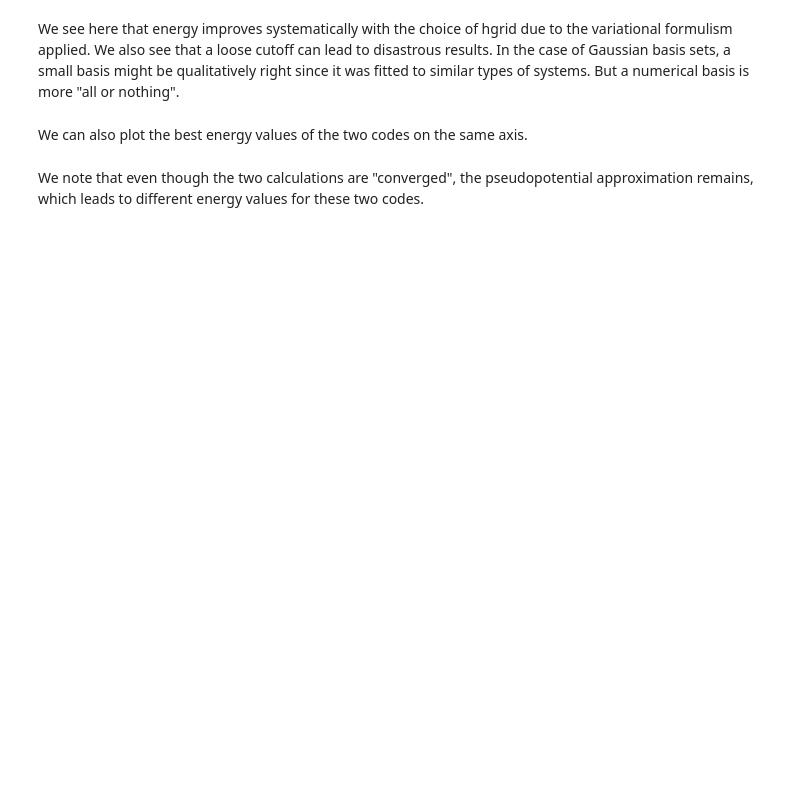
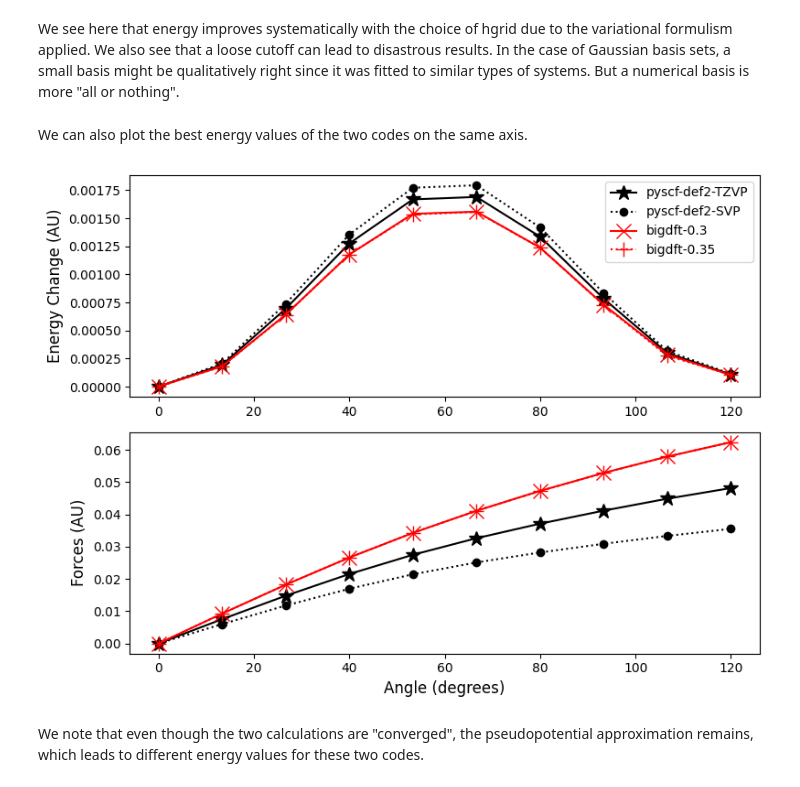
Before and after one commit to BigDFT-group/bigdft-school, a Jupyter notebook: nmqc-2023/05-ComparisonToGaussian.ipynb, the cells around one changed output. Drawn from its saved outputs; the diff is of its cells as text; code cells hidden in the pictures; blank space fills up the shorter version.

```diff
--- a/nmqc-2023/05-ComparisonToGaussian.ipynb
+++ b/nmqc-2023/05-ComparisonToGaussian.ipynb
@@ -209,44 +225,54 @@ We can also plot the best energy values of the two codes on the same axis.
 fig, axs = plt.subplots(2,1,figsize=(8,6))
 
 axs[0].plot(angles,
-            [(x - pyscf_energies[basis[-1]][0]) for x in pyscf_energies[basis[-1]]],
+            [(x - pyscf_energies[basis[-1]][0])
+             for x in pyscf_energies[basis[-1]]],
             label="pyscf-" + str(basis[-1]), color='k', marker='*',
             linestyle='-', markersize=12)
 axs[0].plot(angles,
-            [(x - pyscf_energies[basis[-2]][0]) for x in pyscf_energies[basis[-2]]],
+            [(x - pyscf_energies[basis[-2]][0])
+             for x in pyscf_energies[basis[-2]]],
             label="pyscf-" + str(basis[-2]), color='k', marker='.',
             linestyle='dotted', markersize=12)
 axs[0].plot(angles,
-            [(x - bigdft_energies[hgrid[-1]][0]) for x in bigdft_energies[hgrid[-1]]],
+            [(x - bigdft_energies[str(hgrid[-1])][0])
+             for x in bigdft_energies[str(hgrid[-1])]],
             label="bigdft-" + str(hgrid[-1]), color='r', marker='x',
             linestyle='-', markersize=12)
 axs[0].plot(angles,
-            [(x - bigdft_energies[hgrid[-2]][0]) for x in bigdft_energies[hgrid[-2]]],
+            [(x - bigdft_energies[str(hgrid[-2])][0])
+             for x in bigdft_energies[str(hgrid[-2])]],
             label="bigdft-" + str(hgrid[-2]), color='r', marker='+',
             linestyle='dotted', markersize=12)
 
 axs[1].plot(angles,
-            [(norm(x - pyscf_forces[basis[-1]][0])) for x in pyscf_forces[basis[-1]]],
+            [(norm(array(x) - array(pyscf_forces[basis[-1]][0])))
+             for x in pyscf_forces[basis[-1]]],
             label="pyscf-" + str(basis[-1]), color='k', marker='*',
             linestyle='-', markersize=12)
 axs[1].plot(angles,
-            [(norm(x - pyscf_forces[basis[-2]][0])) for x in pyscf_forces[basis[-2]]],
+            [(norm(array(x) - array(pyscf_forces[basis[-2]][0])))
+             for x in pyscf_forces[basis[-2]]],
             label="pyscf-" + str(basis[-2]), color='k',
             marker='.', linestyle='dotted', markersize=12)
 axs[1].plot(angles,
-            [(norm(x - bigdft_forces[hgrid[-1]][0])) for x in bigdft_forces[hgrid[-1]]],
+            [(norm(array(x) - array(bigdft_forces[str(hgrid[-1])][0])))
+             for x in bigdft_forces[str(hgrid[-1])]],
             label="bigdft-" + str(hgrid[-1]), color='r', marker='x',
             linestyle='-', markersize=12)
 axs[1].plot(angles,
-            [(norm(x - bigdft_forces[hgrid[-2]][0])) for x in bigdft_forces[hgrid[-2]]],
+            [(norm(array(x) - array(bigdft_forces[str(hgrid[-2])][0])))
+             for x in bigdft_forces[str(hgrid[-2])]],
             label="bigdft-" + str(hgrid[-2]), color='r',
             marker='+', linestyle='dotted', markersize=12)
 
 axs[0].set_ylabel("Energy Change (AU)", fontsize=12)
 axs[1].set_ylabel("Forces (AU)", fontsize=12)
 axs[1].set_xlabel("Angle (degrees)", fontsize=12)
 
 axs[0].legend()
 fig.tight_layout()
+# %% [output]
+[figure, added]
 # %% [markdown]
 We note that even though the two calculations are "converged", the pseudopotential approximation remains, which leads to different energy values for these two codes.
```
Also changed, not shown: parts of 6 cells of this notebook.
